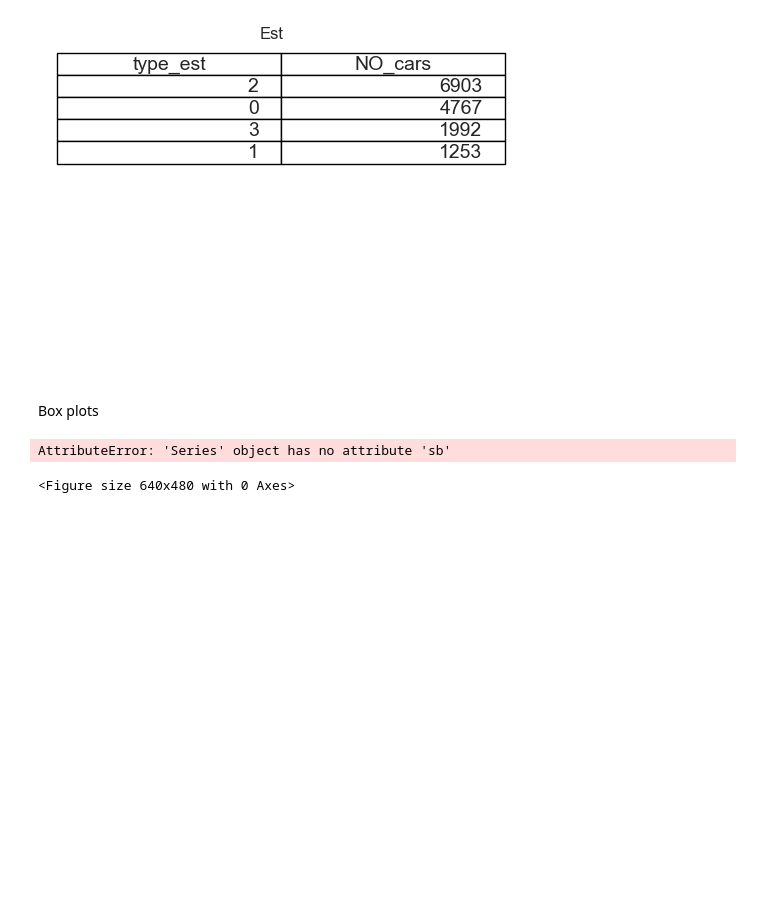
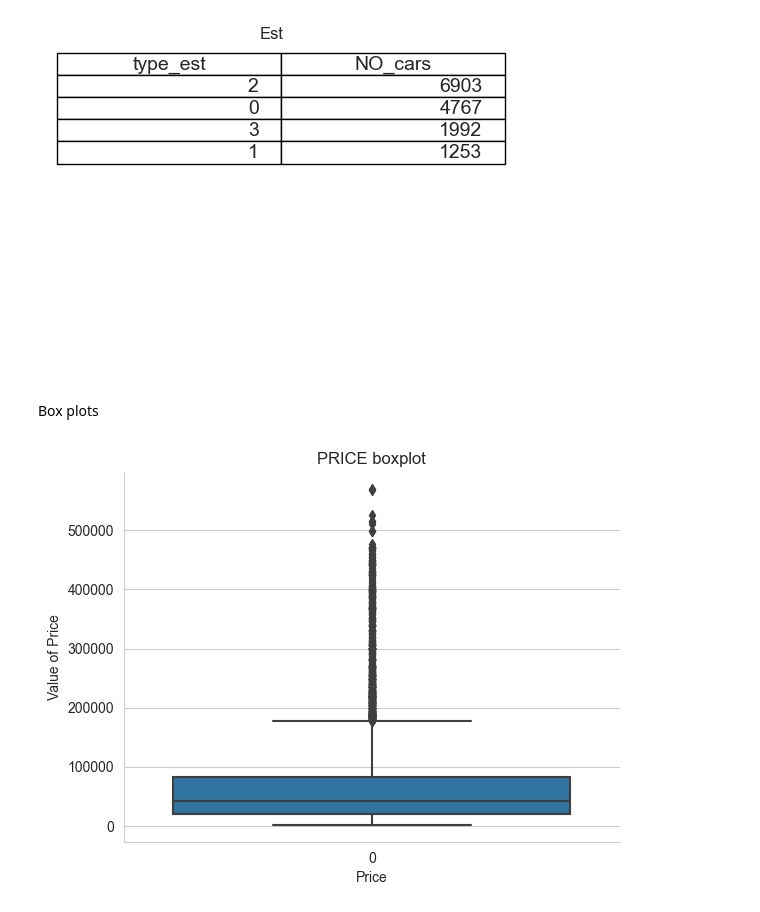
Before and after one commit to PsimonL/AI_Assesment, a Jupyter notebook: main.ipynb, the cells around one changed output. Cells and saved outputs as stored; diff of their text form; code cells hidden in the pictures; blank space fills up the shorter version.

```diff
--- a/main.ipynb
+++ b/main.ipynb
@@ -303,12 +280,8 @@ table7 = create_table(est, "Est")
 [figure]
 # %% [markdown]
 Box plots
-# %%
-# fig, axs = plt.subplots(nrows=4, ncols=4, figsize=(10, 5))
-plt.figure()
-# estimation_plot = df["Estimation"].plot.hist(grid=True)
-estimation_box_plot = df["Estimation"].sb.boxplot()
-plt.plot()
-# %% [output]
-AttributeError: 'Series' object has no attribute 'sb'
-<Figure size 640x480 with 0 Axes>
+# %%
+sns.boxplot(df['Price']).set(title="PRICE boxplot", xlabel="Price", ylabel="Value of Price")
+sns.despine()
+# %% [output]
+[figure, added]
```
Also changed, not shown: parts of 11 cells of this notebook, 1 other file.
